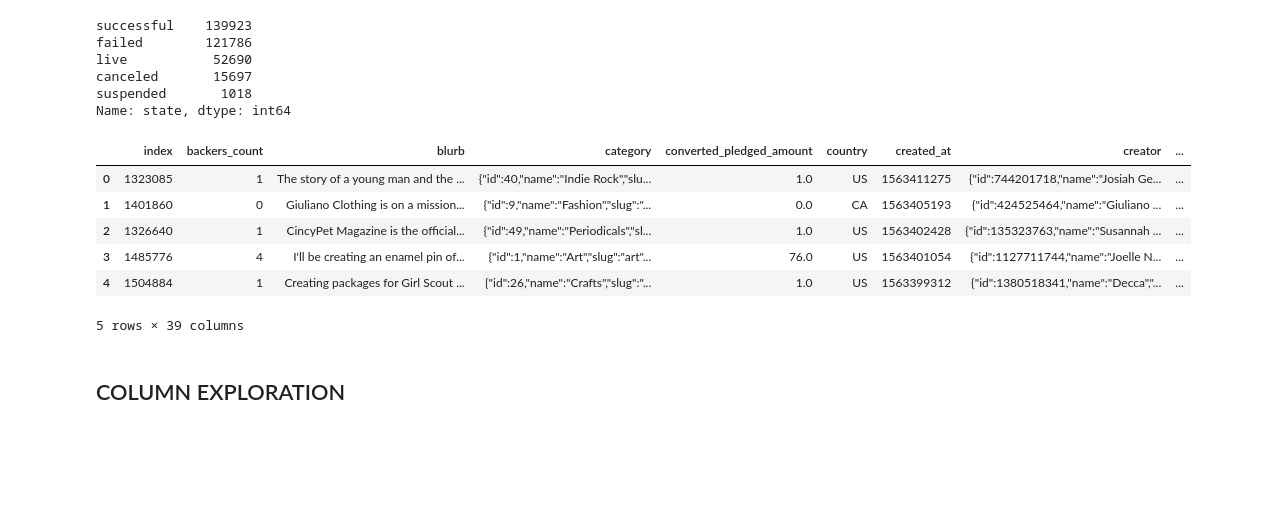
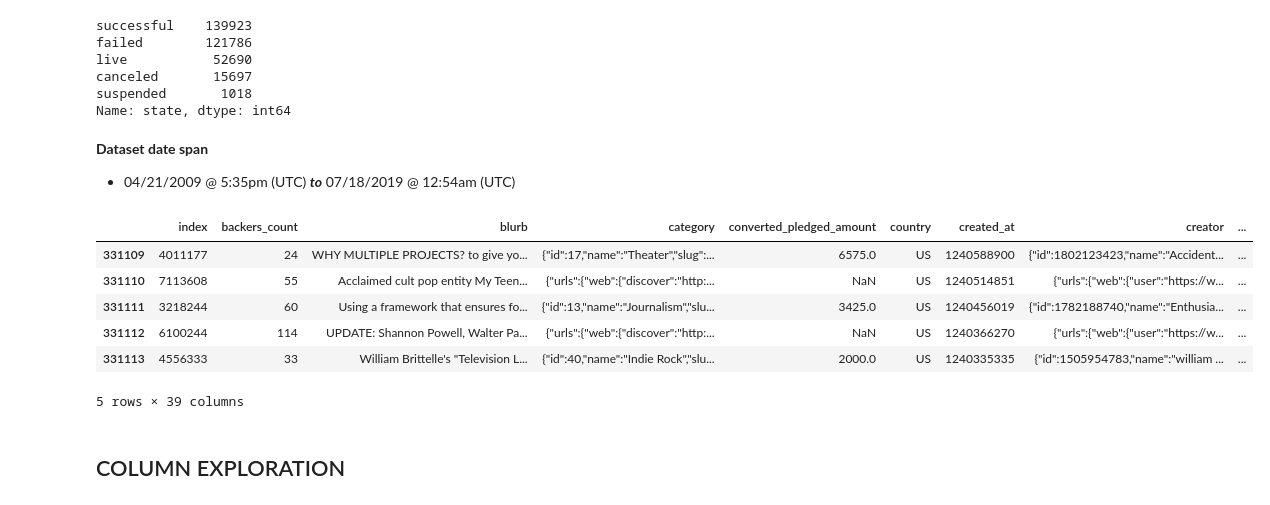
Before and after one commit to nateej1/kickstarter-campaign-classification, a Jupyter notebook: notebooks/01_exploration/20190810-mlb-kickstarter-03-initial-data-exploration.ipynb, the cells around one changed output. Cells and saved outputs as stored; diff of their text form; code cells hidden in the pictures; blank space fills up the shorter version.

```diff
--- a/notebooks/01_exploration/20190810-mlb-kickstarter-initial-data-exploration.ipynb
+++ b/notebooks/01_exploration/20190810-mlb-kickstarter-03-initial-data-exploration.ipynb
@@ -57,15 +57,19 @@ live           52690
 canceled       15697
 suspended       1018
 Name: state, dtype: int64
+# %% [markdown]
+**Dataset date span**
+
+* 04/21/2009 @ 5:35pm (UTC) **_to_** 07/18/2019 @ 12:54am (UTC)
 # %%
-df_csv.head()
+df_csv.tail()
 # %% [output]
 |  | index | backers_count | blurb | category | converted_pledged_amount | country | created_at | creator | ... |
-| 0 | 1323085 | 1 | The story of a young man and the ... | {"id":40,"name":"Indie Rock","slu... | 1.0 | US | 1563411275 | {"id":744201718,"name":"Josiah Ge... | ... |
-| 1 | 1401860 | 0 | Giuliano Clothing is on a mission... | {"id":9,"name":"Fashion","slug":"... | 0.0 | CA | 1563405193 | {"id":424525464,"name":"Giuliano ... | ... |
-| 2 | 1326640 | 1 | CincyPet Magazine is the official... | {"id":49,"name":"Periodicals","sl... | 1.0 | US | 1563402428 | {"id":135323763,"name":"Susannah ... | ... |
-| 3 | 1485776 | 4 | I'll be creating an enamel pin of... | {"id":1,"name":"Art","slug":"art"... | 76.0 | US | 1563401054 | {"id":1127711744,"name":"Joelle N... | ... |
-| 4 | 1504884 | 1 | Creating packages for Girl Scout ... | {"id":26,"name":"Crafts","slug":"... | 1.0 | US | 1563399312 | {"id":1380518341,"name":"Decca","... | ... |
+| 331109 | 4011177 | 24 | WHY MULTIPLE PROJECTS? to give yo... | {"id":17,"name":"Theater","slug":... | 6575.0 | US | 1240588900 | {"id":1802123423,"name":"Accident... | ... |
+| 331110 | 7113608 | 55 | Acclaimed cult pop entity My Teen... | {"urls":{"web":{"discover":"http:... | NaN | US | 1240514851 | {"urls":{"web":{"user":"https://w... | ... |
+| 331111 | 3218244 | 60 | Using a framework that ensures fo... | {"id":13,"name":"Journalism","slu... | 3425.0 | US | 1240456019 | {"id":1782188740,"name":"Enthusia... | ... |
+| 331112 | 6100244 | 114 | UPDATE: Shannon Powell, Walter Pa... | {"urls":{"web":{"discover":"http:... | NaN | US | 1240366270 | {"urls":{"web":{"user":"https://w... | ... |
+| 331113 | 4556333 | 33 | William Brittelle's "Television L... | {"id":40,"name":"Indie Rock","slu... | 2000.0 | US | 1240335335 | {"id":1505954783,"name":"william ... | ... |
 5 rows × 39 columns
 # %% [markdown]
 ## COLUMN EXPLORATION
```
Also changed, not shown: parts of 4 cells of this notebook, 1 other file.
